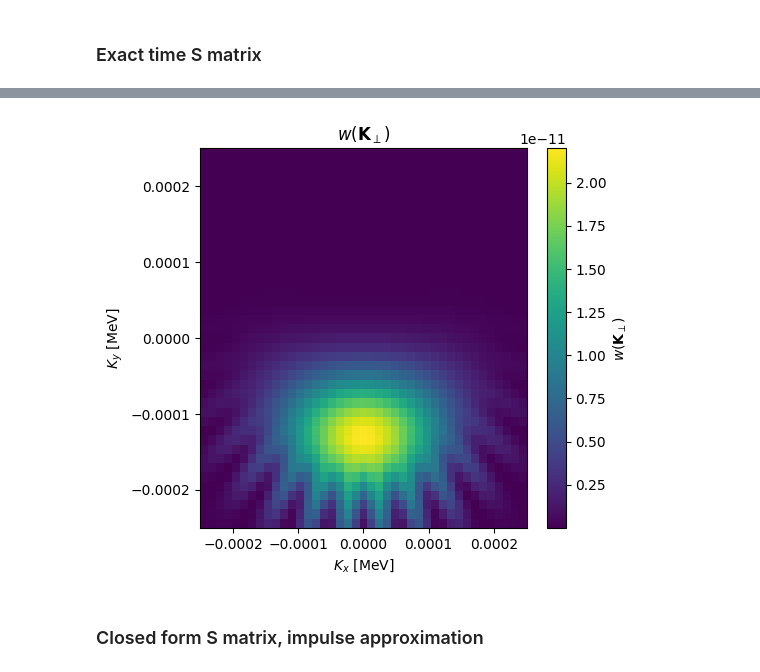
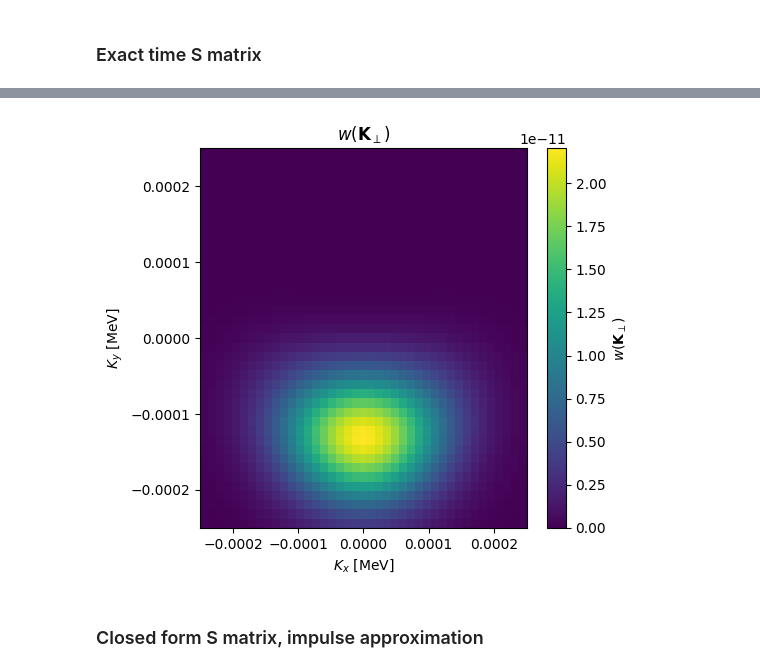
Before and after one commit to Anton-Murtazin/moller_vortex, a Jupyter notebook: analysis_workspace.ipynb, the cells around one changed output, grey strips where cells are left out. Cells and saved outputs as stored; diff of their text form; code cells hidden in the pictures.

```diff
--- a/analysis_workspace.ipynb
+++ b/analysis_workspace.ipynb
@@ -1189,6 +1292,9 @@ quadrature = replace(quadrature, k3z_range = (
     ))
 
 time_quadrature = mv.ExactTimeQuadrature()
+
+outer_workers = 8
+exact_time_batch_size = 16
 # %% [markdown]
 ## Impact parameter $b = 5\,\mathrm{nm}$, $\ell = 5$, $\ell' = 0$
 # %%
@@ -1202,6 +1308,8 @@ Ky_values = np.linspace(-0.00025, 0.00025, 41)
 # %% [markdown]
 ### Exact time S matrix
 # %%
+time_quadrature = replace(time_quadrature, n_kappa = 65, n_theta = 64)
+
 W = mv.diff_probability_grid(
     Kx_values,
     Ky_values,
@@ -1213,7 +1321,12 @@ W = mv.diff_probability_grid(
     N2=N2,
     progress=True,
     s_matrix="exact_time",
-    s_matrix_kwargs={"quadrature": time_quadrature, "denominator_mode": "expanded"},
+    s_matrix_kwargs={
+        "quadrature": time_quadrature,
+        "denominator_mode": "expanded",
+        "batch_size": exact_time_batch_size,
+    },
+    workers=outer_workers,
 )
 
 fig, ax = plt.subplots(figsize=(5.5, 4.8))
@@ -1260,4 +1357,4 @@ diff_probability_grid: point   1681 /   1681 | 100.00% | elapsed = 10174.17 s |
-[figure, old version]
+[figure, new version]
 # %% [markdown]
 ### Closed form S matrix, impulse approximation
 # %%
```
Also changed, not shown: parts of 5 cells of this notebook, 4 other files.
